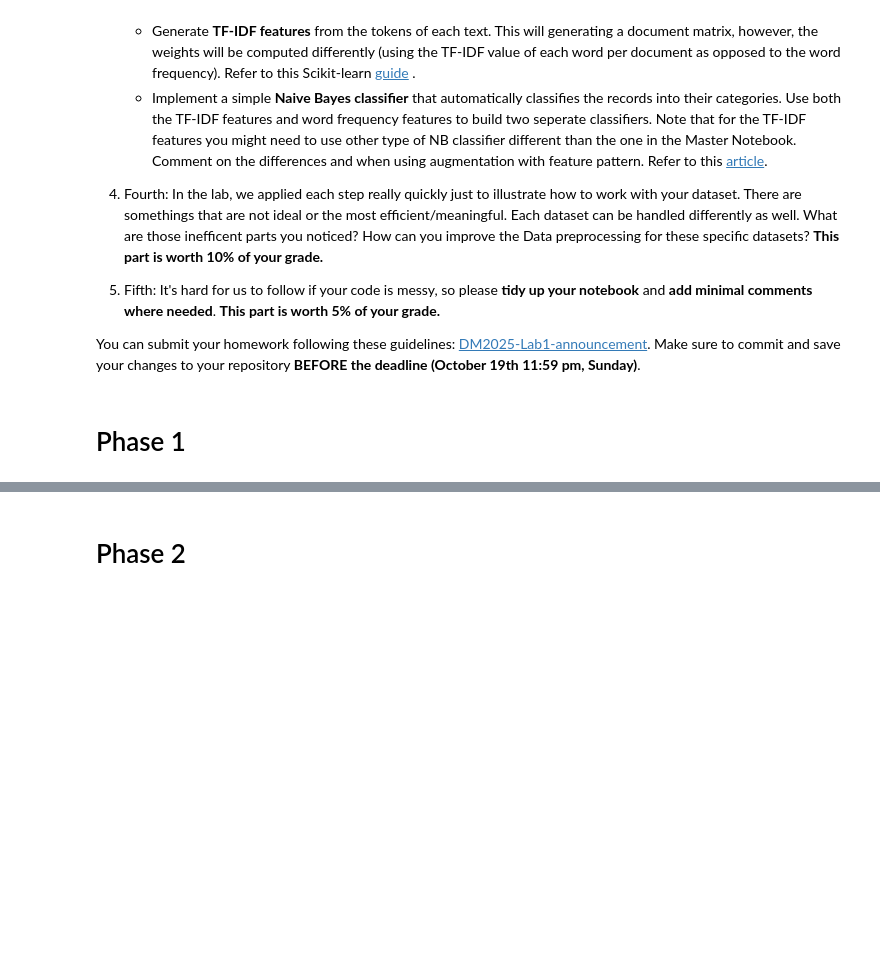
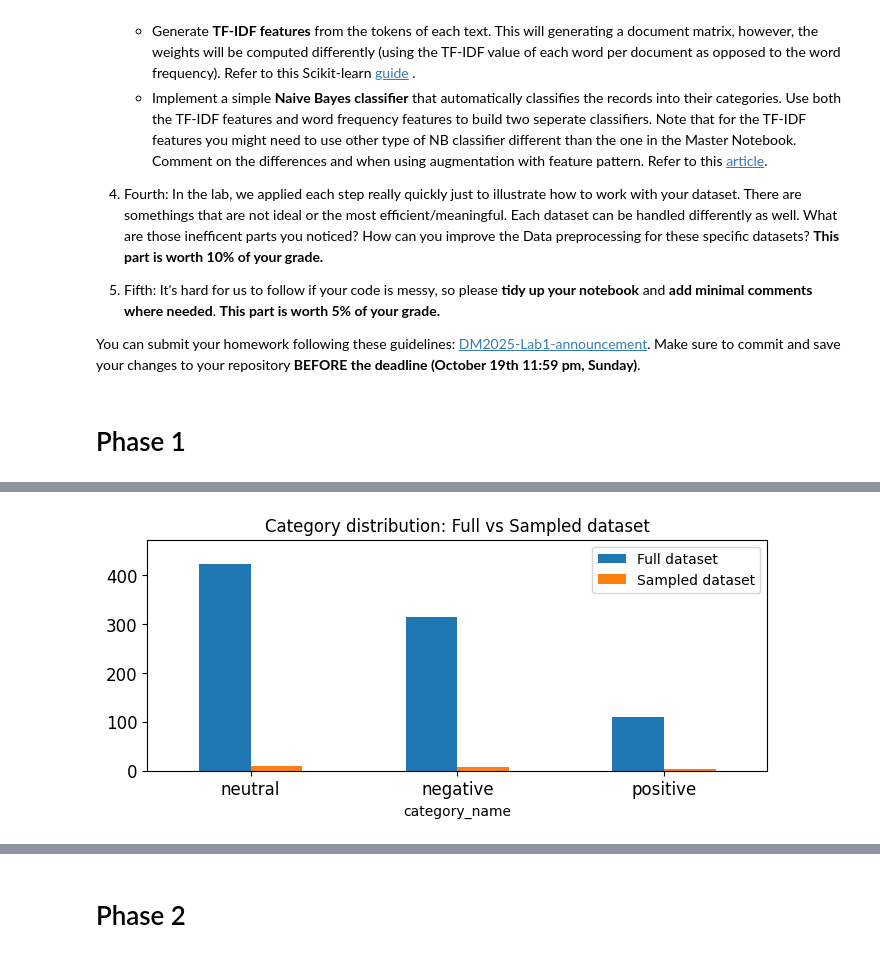
Before and after one commit to robins114/dm2025-lab1-exercise, a Jupyter notebook: DM2025-Lab1-Homework.ipynb, the cells around one changed output, grey strips where cells are left out. Cells and saved outputs as stored; diff of their text form; code cells hidden in the pictures; blank space fills up the shorter version.

```diff
--- a/DM2025-Lab1-Homework.ipynb
+++ b/DM2025-Lab1-Homework.ipynb
@@ -62,0 +359,25 @@ You can submit your homework following these guidelines: [DM2025-Lab1-announceme
+# %%
+# Excercise 8
+
+# Counts for both datasets
+counts_df = pd.DataFrame({
+    'Full dataset': X['category_name'].value_counts(),
+    'Sampled dataset': X_sample['category_name'].value_counts()
+})
+
+# Define ylim as the highest value plus 10
+y_max = max(counts_df.max()) + 50
+
+# Plot
+counts_df.plot(
+    kind='bar',
+    title='Category distribution: Full vs Sampled dataset',
+    ylim=[0, y_max],
+    rot=0,
+    fontsize=12,
+    figsize=(8,3)
+)
+
+plt.show()
+# %% [output]
+[figure, added]
```
Also changed, not shown: parts of 15 cells of this notebook.
